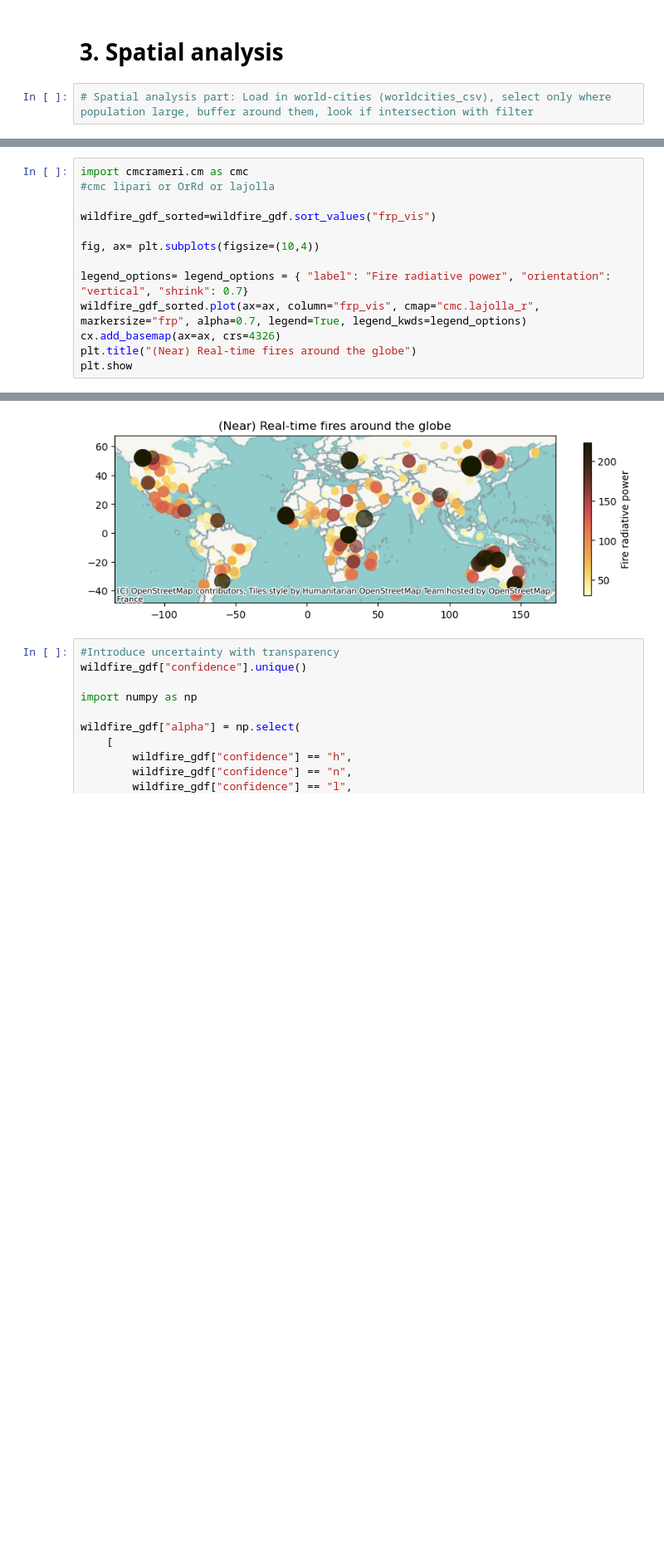
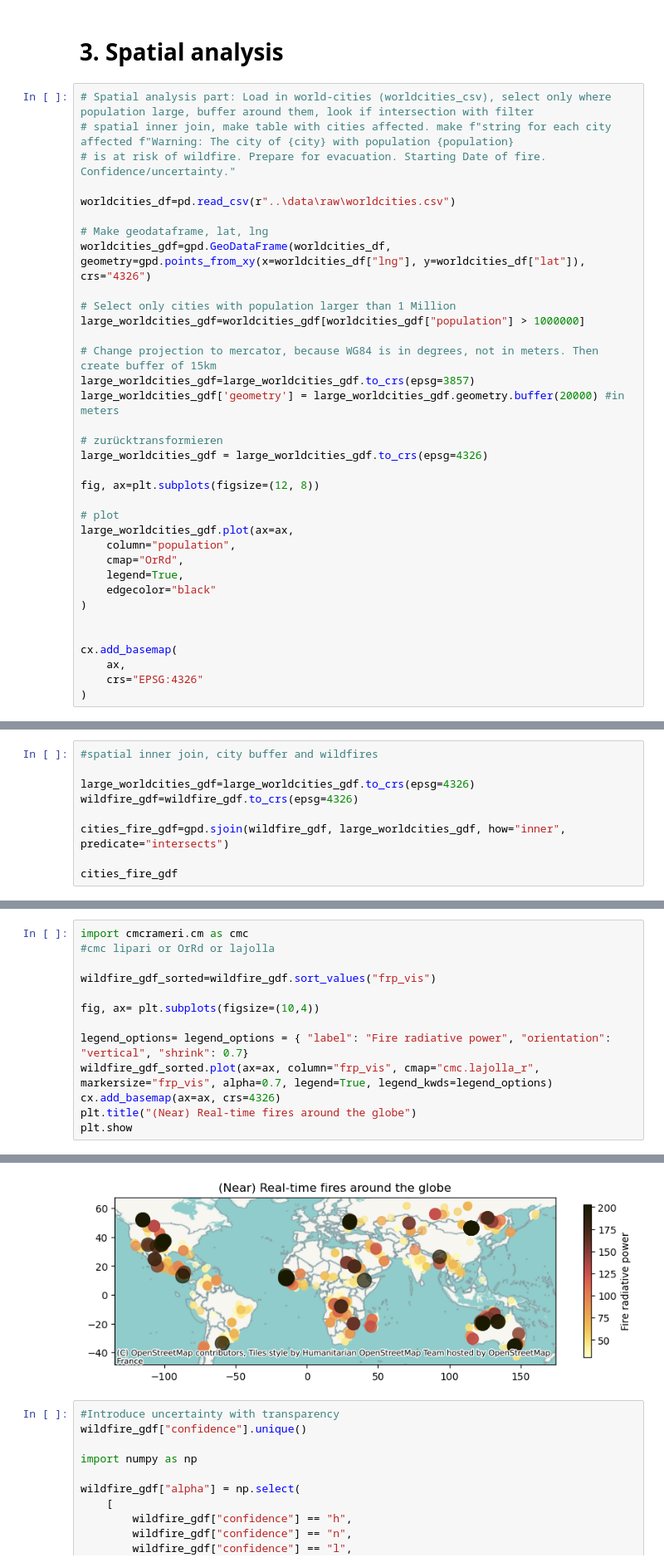
Before and after one commit to javierfeller/Project_SDS, a Jupyter notebook: notebooks/wildfire_project.ipynb, the cells around one changed output, grey strips where cells are left out. Shown at 83% size. Cells and saved outputs as stored; diff of their text form; blank space fills up the shorter version.

Commit message:
Add spatial analysis part (spatial join)

```diff
--- a/notebooks/wildfire_project.ipynb
+++ b/notebooks/wildfire_project.ipynb
@@ -90,3 +97,36 @@ EPSG:4326
 # 3. Spatial analysis
 # %%
 # Spatial analysis part: Load in world-cities (worldcities_csv), select only where population large, buffer around them, look if intersection with filter
+# spatial inner join, make table with cities affected. make f"string for each city affected f"Warning: The city of {city} with population {population}
+# is at risk of wildfire. Prepare for evacuation. Starting Date of fire. Confidence/uncertainty."
+
+worldcities_df=pd.read_csv(r"..\data\raw\worldcities.csv")
+
+# Make geodataframe, lat, lng
+worldcities_gdf=gpd.GeoDataFrame(worldcities_df, geometry=gpd.points_from_xy(x=worldcities_df["lng"], y=worldcities_df["lat"]),  crs="4326")
+
+# Select only cities with population larger than 1 Million
+large_worldcities_gdf=worldcities_gdf[worldcities_gdf["population"] > 1000000]
+
+# Change projection to mercator, because WG84 is in degrees, not in meters. Then create buffer of 15km
+large_worldcities_gdf=large_worldcities_gdf.to_crs(epsg=3857)
+large_worldcities_gdf['geometry'] = large_worldcities_gdf.geometry.buffer(20000) #in meters
+
+# zurücktransformieren
+large_worldcities_gdf = large_worldcities_gdf.to_crs(epsg=4326)
+
+fig, ax=plt.subplots(figsize=(12, 8))
+
+# plot
+large_worldcities_gdf.plot(ax=ax,
+    column="population",
+    cmap="OrRd",
+    legend=True,
+    edgecolor="black"
+)
+
+
+cx.add_basemap(
+    ax,
+    crs="EPSG:4326"
+)
@@ -116,0 +135,9 @@ cx.add_basemap(
+# %%
+#spatial inner join, city buffer and wildfires
+
+large_worldcities_gdf=large_worldcities_gdf.to_crs(epsg=4326)
+wildfire_gdf=wildfire_gdf.to_crs(epsg=4326)
+
+cities_fire_gdf=gpd.sjoin(wildfire_gdf, large_worldcities_gdf, how="inner", predicate="intersects")
+
+cities_fire_gdf
@@ -117,19 +169,19 @@ cx.add_basemap(
 # %%
 import cmcrameri.cm as cmc
 #cmc lipari or OrRd or lajolla
 
 wildfire_gdf_sorted=wildfire_gdf.sort_values("frp_vis")
 
 fig, ax= plt.subplots(figsize=(10,4))
 
 legend_options= legend_options = { "label": "Fire radiative power", "orientation": "vertical", "shrink": 0.7}
-wildfire_gdf_sorted.plot(ax=ax, column="frp_vis", cmap="cmc.lajolla_r", markersize="frp", alpha=0.7, legend=True, legend_kwds=legend_options)
+wildfire_gdf_sorted.plot(ax=ax, column="frp_vis", cmap="cmc.lajolla_r", markersize="frp_vis", alpha=0.7, legend=True, legend_kwds=legend_options)
 cx.add_basemap(ax=ax, crs=4326)
 plt.title("(Near) Real-time fires around the globe")
 plt.show
 # %% [output]
 <function matplotlib.pyplot.show(close=None, block=None)>
-[figure, old version]
+[figure, new version]
 # %%
 #Introduce uncertainty with transparency
 wildfire_gdf["confidence"].unique()
```
Also changed, not shown: parts of 14 cells of this notebook.
